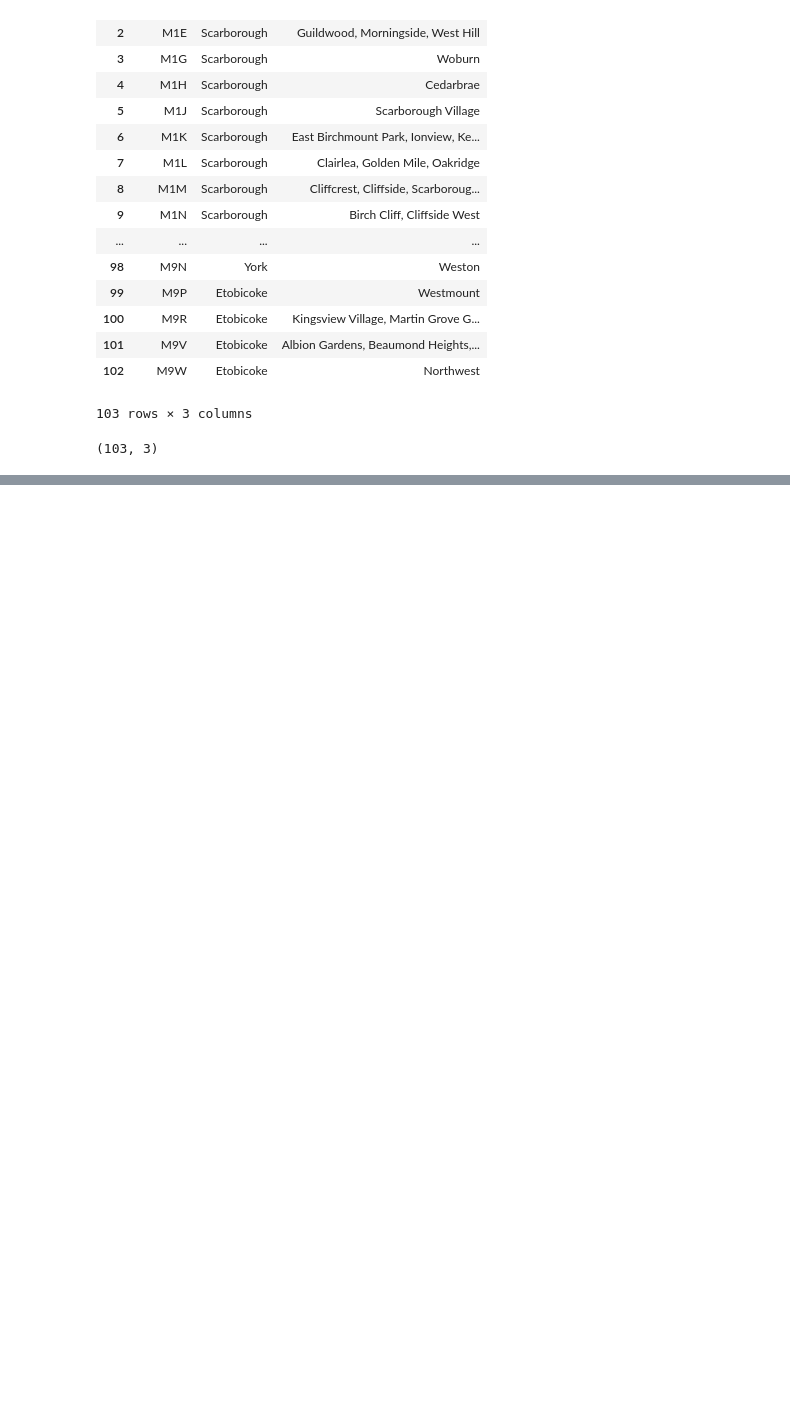
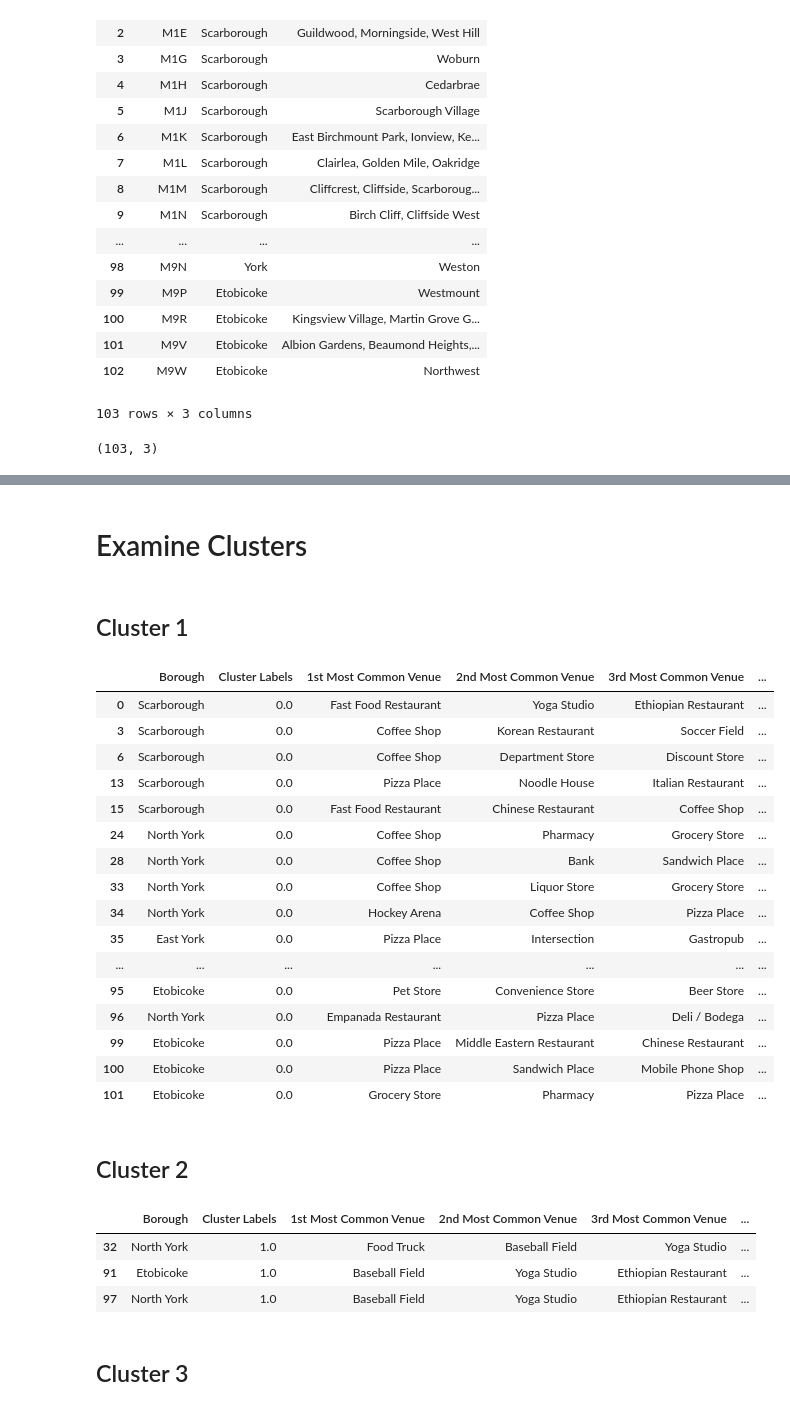
Before and after one commit to dinosaur8312/github-example, a Jupyter notebook: Capstone Week3.ipynb, the cells around one changed output, grey strips where cells are left out. Drawn from its saved outputs; the diff is of its cells as text; code cells hidden in the pictures; blank space fills up the shorter version.

Commit message:
Published from Watson Studio.

```diff
--- a/Capstone Week3.ipynb
+++ b/Capstone Week3.ipynb
@@ -45,0 +445,6 @@ df_final.shape
+# %%
+def return_most_common_venues(row, num_top_venues):
+    row_categories = row.iloc[1:]
+    row_categories_sorted = row_categories.sort_values(ascending=False)
+
+    return row_categories_sorted.index.values[0:num_top_venues]
@@ -45,0 +497,10 @@ df_final.shape
+# %%
+# add clustering labels
+neighborhoods_venues_sorted.insert(0, 'Cluster Labels', kmeans.labels_.astype(int))
+
+toronto_merged = Toronto_geo
+
+# merge toronto_grouped with toronto_data to add latitude/longitude for each neighborhood
+toronto_merged = toronto_merged.join(neighborhoods_venues_sorted.set_index('Neighbourhood'), on='Neighbourhood')
+
+toronto_merged.head() # check the last columns!
@@ -45,0 +516,26 @@ df_final.shape
+# %%
+# create map
+map_clusters = folium.Map(location=[latitude, longitude], zoom_start=11)
+
+# set color scheme for the clusters
+x = np.arange(kclusters)
+ys = [i + x + (i*x)**2 for i in range(kclusters)]
+colors_array = cm.rainbow(np.linspace(0, 1, len(ys)))
+rainbow = [colors.rgb2hex(i) for i in colors_array]
+
+toronto_merged = toronto_merged.dropna(subset=['Cluster Labels'])
+
+# add markers to the map
+markers_colors = []
+for lat, lon, poi, cluster in zip(toronto_merged['Latitude'], toronto_merged['Longitude'], toronto_merged['Neighbourhood'], toronto_merged['Cluster Labels']):
+    label = folium.Popup(str(poi) + ' Cluster ' + str(cluster), parse_html=True)
+    folium.CircleMarker(
+        [lat, lon],
+        radius=5,
+        popup=label,
+        color=rainbow[int(cluster-1)],
+        fill=True,
+        fill_color=rainbow[int(cluster-1)],
+        fill_opacity=0.7).add_to(map_clusters)
+
+map_clusters
@@ -45,0 +544,35 @@ df_final.shape
+# %% [markdown]
+# Examine Clusters
+# %% [markdown]
+## Cluster 1
+# %%
+toronto_merged.loc[toronto_merged['Cluster Labels'] == 0, toronto_merged.columns[[1] + list(range(5, toronto_merged.shape[1]))]]
+# %% [output]
+|  | Borough | Cluster Labels | 1st Most Common Venue | 2nd Most Common Venue | 3rd Most Common Venue | ... |
+| 0 | Scarborough | 0.0 | Fast Food Restaurant | Yoga Studio | Ethiopian Restaurant | ... |
+| 3 | Scarborough | 0.0 | Coffee Shop | Korean Restaurant | Soccer Field | ... |
+| 6 | Scarborough | 0.0 | Coffee Shop | Department Store | Discount Store | ... |
+| 13 | Scarborough | 0.0 | Pizza Place | Noodle House | Italian Restaurant | ... |
+| 15 | Scarborough | 0.0 | Fast Food Restaurant | Chinese Restaurant | Coffee Shop | ... |
+| 24 | North York | 0.0 | Coffee Shop | Pharmacy | Grocery Store | ... |
+| 28 | North York | 0.0 | Coffee Shop | Bank | Sandwich Place | ... |
+| 33 | North York | 0.0 | Coffee Shop | Liquor Store | Grocery Store | ... |
+| 34 | North York | 0.0 | Hockey Arena | Coffee Shop | Pizza Place | ... |
+| 35 | East York | 0.0 | Pizza Place | Intersection | Gastropub | ... |
+| ... | ... | ... | ... | ... | ... | ... |
+| 95 | Etobicoke | 0.0 | Pet Store | Convenience Store | Beer Store | ... |
+| 96 | North York | 0.0 | Empanada Restaurant | Pizza Place | Deli / Bodega | ... |
+| 99 | Etobicoke | 0.0 | Pizza Place | Middle Eastern Restaurant | Chinese Restaurant | ... |
+| 100 | Etobicoke | 0.0 | Pizza Place | Sandwich Place | Mobile Phone Shop | ... |
+| 101 | Etobicoke | 0.0 | Grocery Store | Pharmacy | Pizza Place | ... |
+# %% [markdown]
+## Cluster 2
+# %%
+toronto_merged.loc[toronto_merged['Cluster Labels'] == 1, toronto_merged.columns[[1] + list(range(5, toronto_merged.shape[1]))]]
+# %% [output]
+|  | Borough | Cluster Labels | 1st Most Common Venue | 2nd Most Common Venue | 3rd Most Common Venue | ... |
+| 32 | North York | 1.0 | Food Truck | Baseball Field | Yoga Studio | ... |
+| 91 | Etobicoke | 1.0 | Baseball Field | Yoga Studio | Ethiopian Restaurant | ... |
+| 97 | North York | 1.0 | Baseball Field | Yoga Studio | Ethiopian Restaurant | ... |
+# %% [markdown]
+## Cluster 3
```
Also changed, not shown: parts of 59 cells of this notebook.
